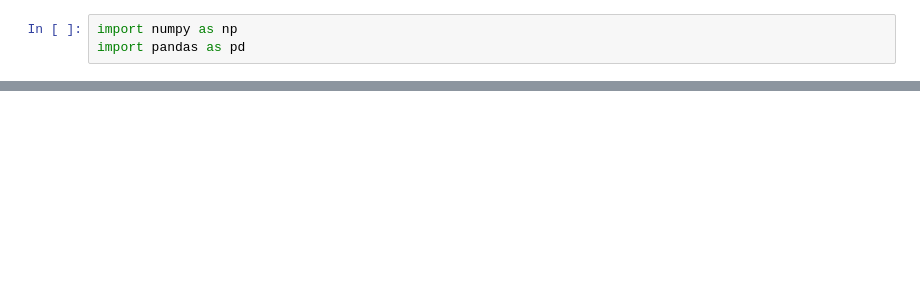
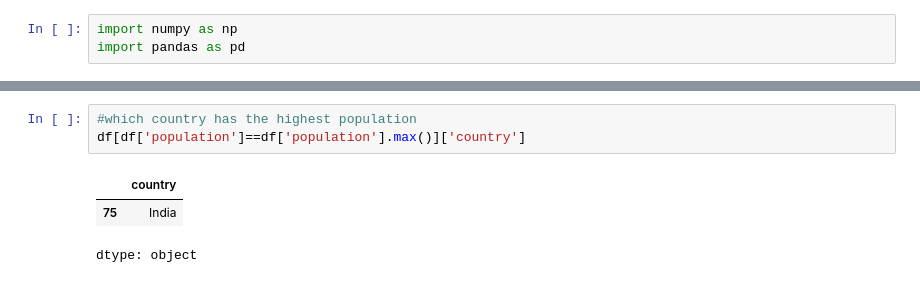
Before and after one commit to md-irfankhan/CountriesDataCapstoneProjectPandas-234, a Jupyter notebook: CountriesDataCapstone.ipynb, the cells around one changed output, grey strips where cells are left out. Saved outputs shown, nothing was run; the diff lists cells and outputs as text; blank space fills up the shorter version.

```diff
--- a/CountriesDataCapstone.ipynb
+++ b/CountriesDataCapstone.ipynb
@@ -6,2 +60,9 @@ import pandas as pd
+# %%
+#which country has the highest population
+df[df['population']==df['population'].max()]['country']
+# %% [output]
+|  | country |
+| 75 | India |
+dtype: object
 # %%
 #what is the capital of the country with highest population
```
Also changed, not shown: parts of 14 cells of this notebook.
